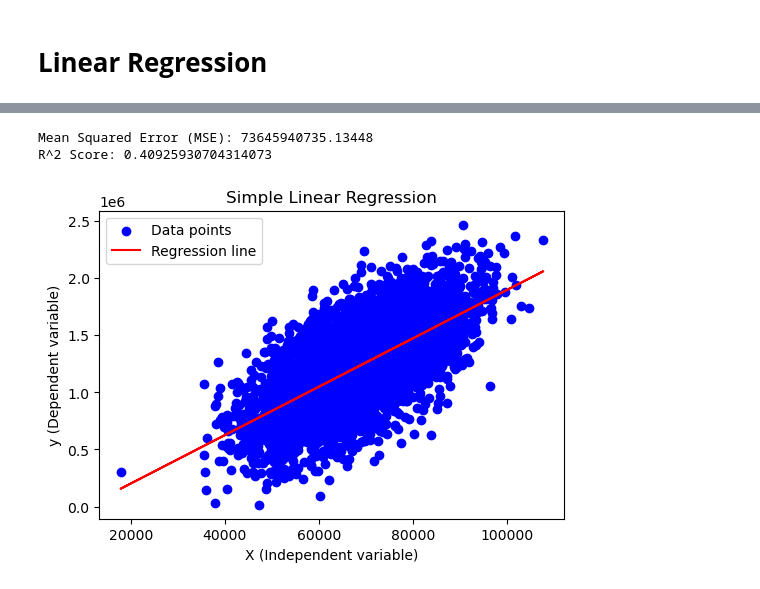
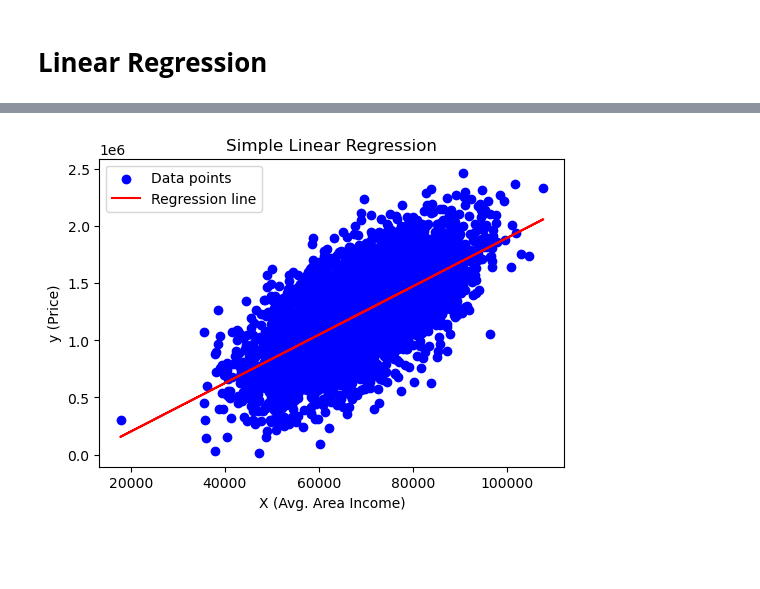
Before and after one commit to Shubhankar-Mohakud/AD-L-, a Jupyter notebook: L2/q1.ipynb, the cells around one changed output, grey strips where cells are left out. Drawn from its saved outputs; the diff is of its cells as text; code cells hidden in the pictures; blank space fills up the shorter version.

Commit message:
Improvements in Linear Regression

```diff
--- a/L2/q1.ipynb
+++ b/L2/q1.ipynb
@@ -40,38 +98,31 @@ Column names:
 # %%
 # Select a single feature for 2D plotting
 X = df[['Avg. Area Income']]   # independent variable
 y = df['Price']                # dependent variable
 
 # Create a Linear Regression model
 model = LinearRegression()
 
 # Fit the model to the data
 model.fit(X, y)
 
 # Predict y values
 y_pred = model.predict(X)
 
 # Calculate Mean Squared Error (MSE)
 mse = mean_squared_error(y, y_pred)
 
 # Calculate R^2 Score
 r2 = r2_score(y, y_pred)
 
-# Print the evaluation metrics
-print(f"Mean Squared Error (MSE): {mse}")
-print(f"R^2 Score: {r2}")
+# Plotting the data points and the regression line
+plt.figure(figsize=(6, 4))
+plt.scatter(X, y, color='blue', label='Data points')
+plt.plot(X, y_pred, color='red', label='Regression line')
+plt.xlabel('X (Avg. Area Income)')
+plt.ylabel('y (Price)')
+plt.title('Simple Linear Regression')
+plt.legend()
+plt.show()
 # %% [output]
-Mean Squared Error (MSE): 73645940735.13448
-R^2 Score: 0.40925930704314073
+[figure, added]
-# %%
-# Plotting the data points and the regression line
-plt.figure(figsize=(6, 4))
-plt.scatter(X, y, color='blue', label='Data points')
-plt.plot(X, y_pred, color='red', label='Regression line')
-plt.xlabel('X (Independent variable)')
-plt.ylabel('y (Dependent variable)')
-plt.title('Simple Linear Regression')
-plt.legend()
-plt.show()
-# %% [output]
-[figure, removed]
```
Also changed, not shown: parts of 3 cells of this notebook, 1 other file.
